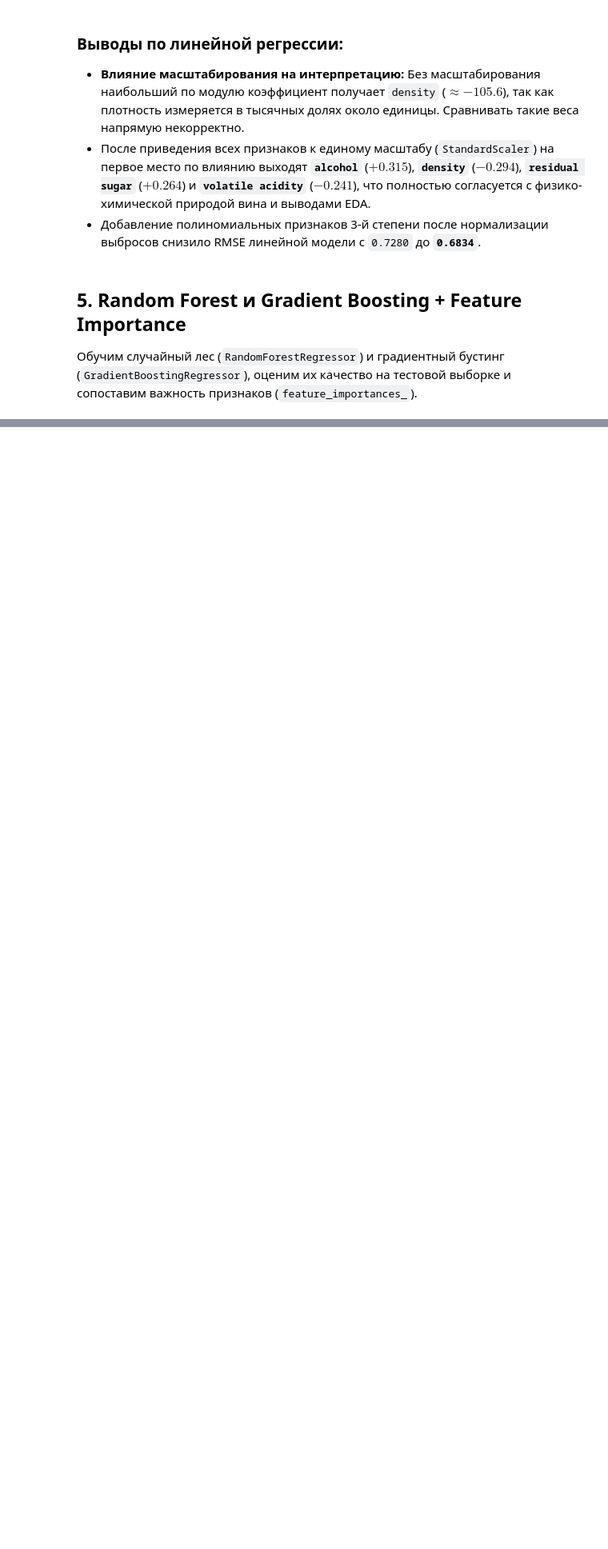
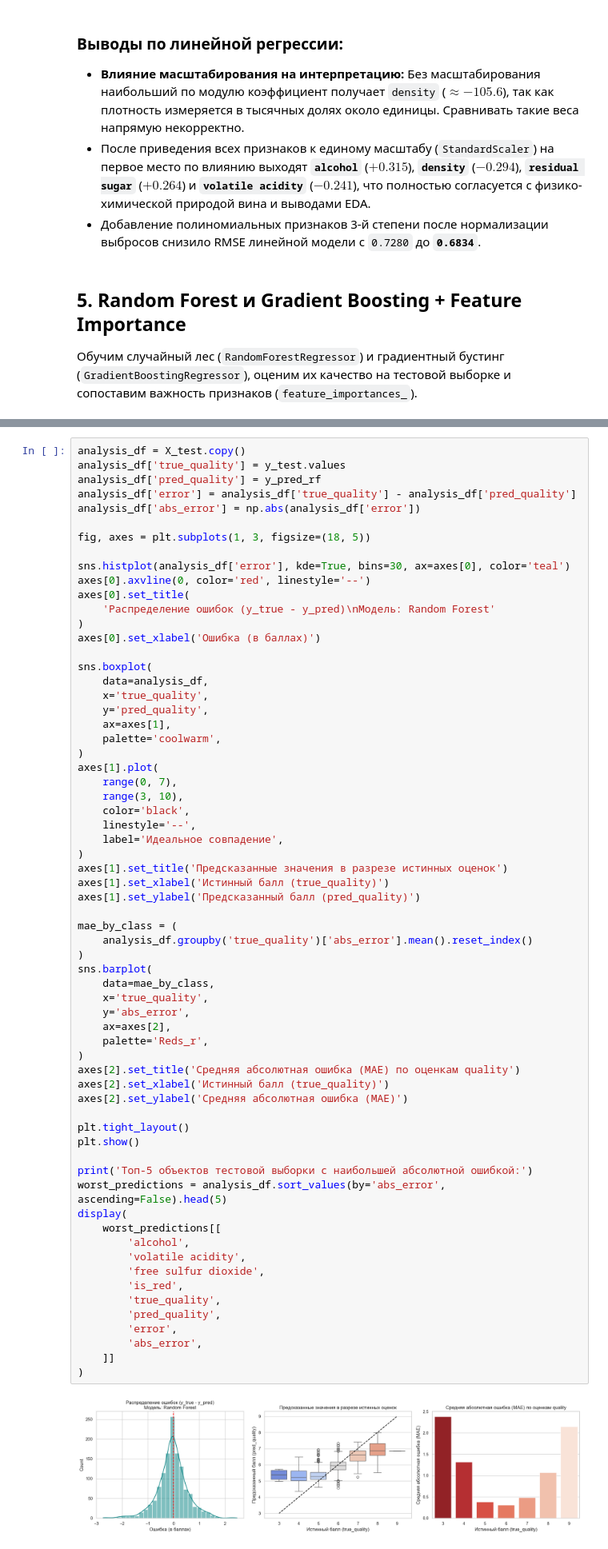
Before and after one commit to lnkfw/ml_course_mai, a Jupyter notebook: regression/lab01.ipynb, the cells around one changed output, grey strips where cells are left out. Shown at 80% size. Drawn from its saved outputs; the diff is of its cells as text; blank space fills up the shorter version.

```diff
--- a/regression/lab01.ipynb
+++ b/regression/lab01.ipynb
@@ -195,0 +343,67 @@ plt.show()
+# %%
+analysis_df = X_test.copy()
+analysis_df['true_quality'] = y_test.values
+analysis_df['pred_quality'] = y_pred_rf
+analysis_df['error'] = analysis_df['true_quality'] - analysis_df['pred_quality']
+analysis_df['abs_error'] = np.abs(analysis_df['error'])
+
+fig, axes = plt.subplots(1, 3, figsize=(18, 5))
+
+sns.histplot(analysis_df['error'], kde=True, bins=30, ax=axes[0], color='teal')
+axes[0].axvline(0, color='red', linestyle='--')
+axes[0].set_title(
+    'Распределение ошибок (y_true - y_pred)\nМодель: Random Forest'
+)
+axes[0].set_xlabel('Ошибка (в баллах)')
+
+sns.boxplot(
+    data=analysis_df,
+    x='true_quality',
+    y='pred_quality',
+    ax=axes[1],
+    palette='coolwarm',
+)
+axes[1].plot(
+    range(0, 7),
+    range(3, 10),
+    color='black',
+    linestyle='--',
+    label='Идеальное совпадение',
+)
+axes[1].set_title('Предсказанные значения в разрезе истинных оценок')
+axes[1].set_xlabel('Истинный балл (true_quality)')
+axes[1].set_ylabel('Предсказанный балл (pred_quality)')
+
+mae_by_class = (
+    analysis_df.groupby('true_quality')['abs_error'].mean().reset_index()
+)
+sns.barplot(
+    data=mae_by_class,
+    x='true_quality',
+    y='abs_error',
+    ax=axes[2],
+    palette='Reds_r',
+)
+axes[2].set_title('Средняя абсолютная ошибка (MAE) по оценкам quality')
+axes[2].set_xlabel('Истинный балл (true_quality)')
+axes[2].set_ylabel('Средняя абсолютная ошибка (MAE)')
+
+plt.tight_layout()
+plt.show()
+
+print('Топ-5 объектов тестовой выборки с наибольшей абсолютной ошибкой:')
+worst_predictions = analysis_df.sort_values(by='abs_error', ascending=False).head(5)
+display(
+    worst_predictions[[
+        'alcohol',
+        'volatile acidity',
+        'free sulfur dioxide',
+        'is_red',
+        'true_quality',
+        'pred_quality',
+        'error',
+        'abs_error',
+    ]]
+)
+# %% [output]
+[figure, added]
```
Also changed, not shown: parts of 14 cells of this notebook.
